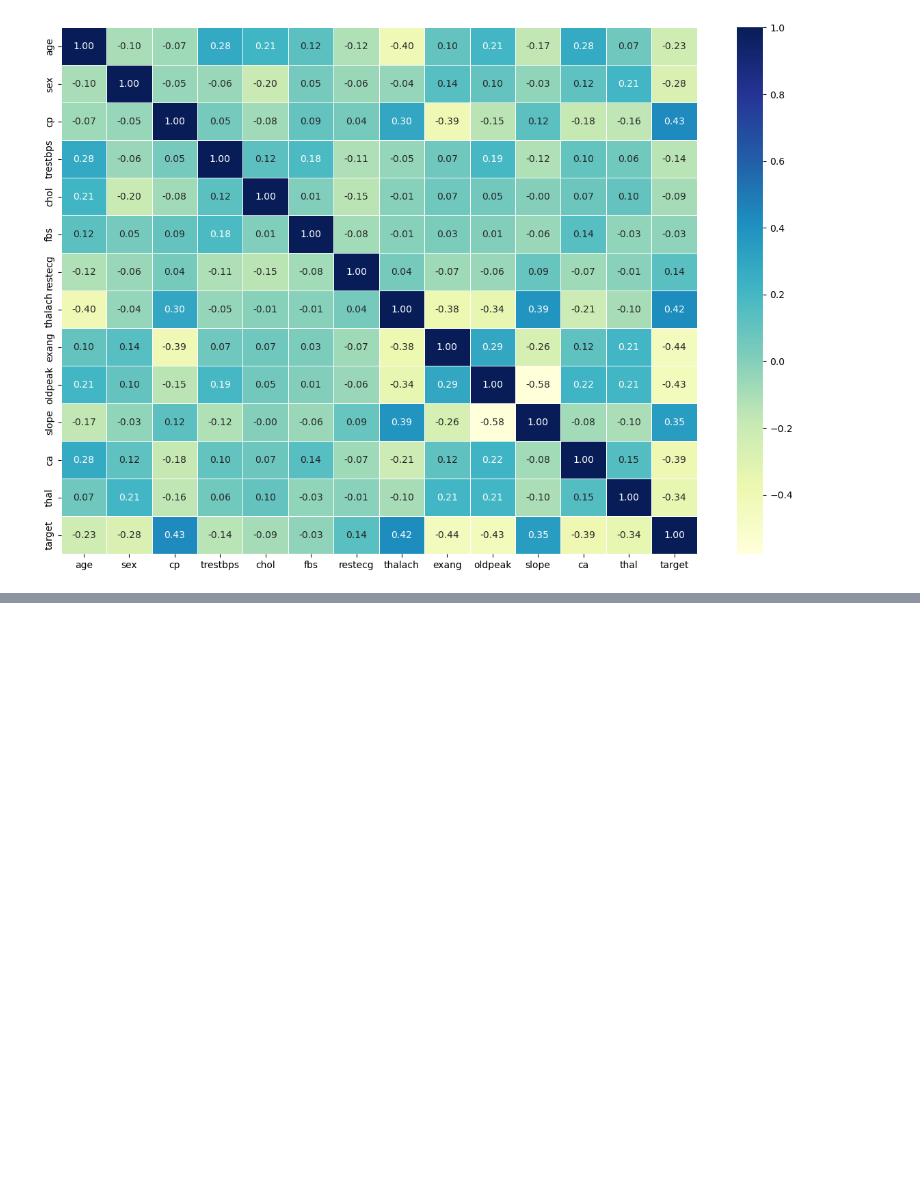
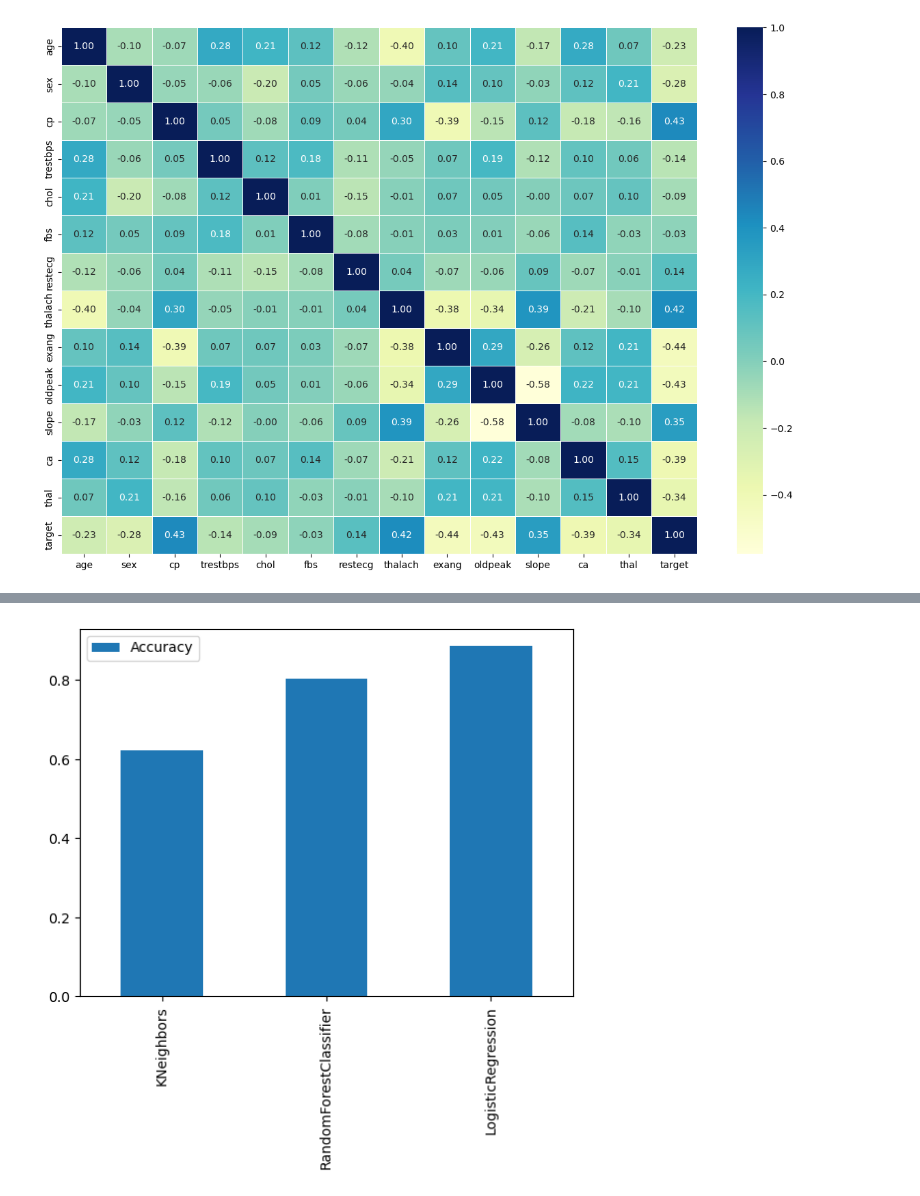
Before and after one commit to cillustrisimo/Heart-Disease-Classification-Model, a Jupyter notebook: heart-disease-classification.ipynb, the cells around one changed output, grey strips where cells are left out. Saved outputs shown, nothing was run; the diff lists cells and outputs as text; code cells hidden in the pictures; blank space fills up the shorter version.

Commit message:
add initial estimator modelling and accuracy evals

```diff
--- a/heart-disease-classification.ipynb
+++ b/heart-disease-classification.ipynb
@@ -306,0 +309,8 @@ ax = sns.heatmap(corr_matrix,
+# %%
+# Split the data into X and y for train and test sets
+
+X = df.drop("target", axis=1)
+y = df["target"]
+
+# Split into train and test sets
+X_train, X_test, y_train, y_test = train_test_split(X, y, test_size=0.2)
@@ -306,0 +325,21 @@ ax = sns.heatmap(corr_matrix,
+# %%
+# Model dictionary to be iterated over to store results
+
+models = {'KNeighbors': KNeighborsClassifier(),
+          'RandomForestClassifier': RandomForestClassifier(),
+          'LogisticRegression': LogisticRegression()}
+
+# Output dictionary to later store results
+results = {}
+
+# Creating a function to fit and score the models
+def fit_score(models, X_train, X_test, y_train, y_test):
+    np.random.seed(42)
+    for model_name, model in models.items():
+        model.fit(X_train, y_train)
+        results[model_name] = model.score(X_test, y_test)
+
+    return results
+# %%
+model_scores = fit_score(models, X_train, X_test, y_train, y_test)
+model_scores
@@ -306,0 +357,6 @@ ax = sns.heatmap(corr_matrix,
+# %%
+## Comparing the Models Visually
+model_compare = pd.DataFrame(model_scores, index=["Accuracy"])
+model_compare.T.plot.bar();
+# %% [output]
+[figure, added]
```
Also changed, not shown: parts of 4 cells of this notebook.
